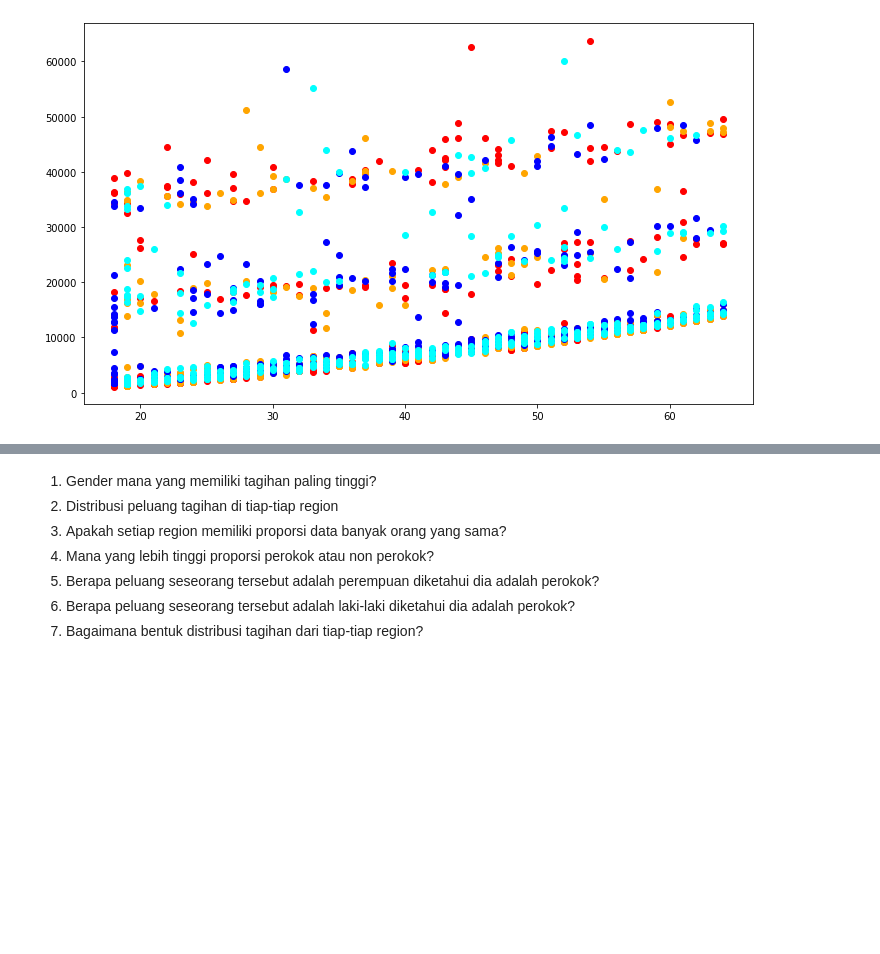
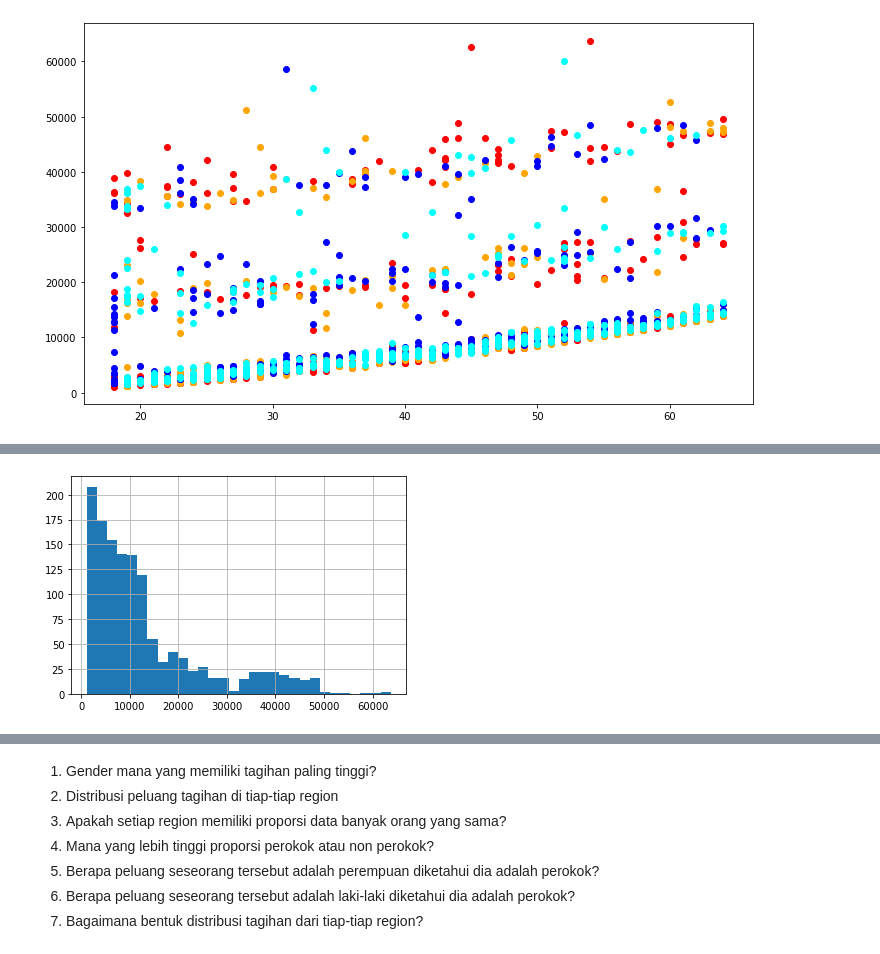
Before and after one commit to dwipaalfarisi/ads-projects, a Jupyter notebook: probability/prob.ipynb, the cells around one changed output, grey strips where cells are left out. Drawn from its saved outputs; the diff is of its cells as text; code cells hidden in the pictures; blank space fills up the shorter version.

```diff
--- a/probability/prob.ipynb
+++ b/probability/prob.ipynb
@@ -373,0 +377,4 @@ insurance_data.head(1)
+# %%
+(insurance_data['charges']).hist(bins=30);
+# %% [output]
+[figure, added]
```
Also changed, not shown: parts of 23 cells of this notebook, 1 other file.
